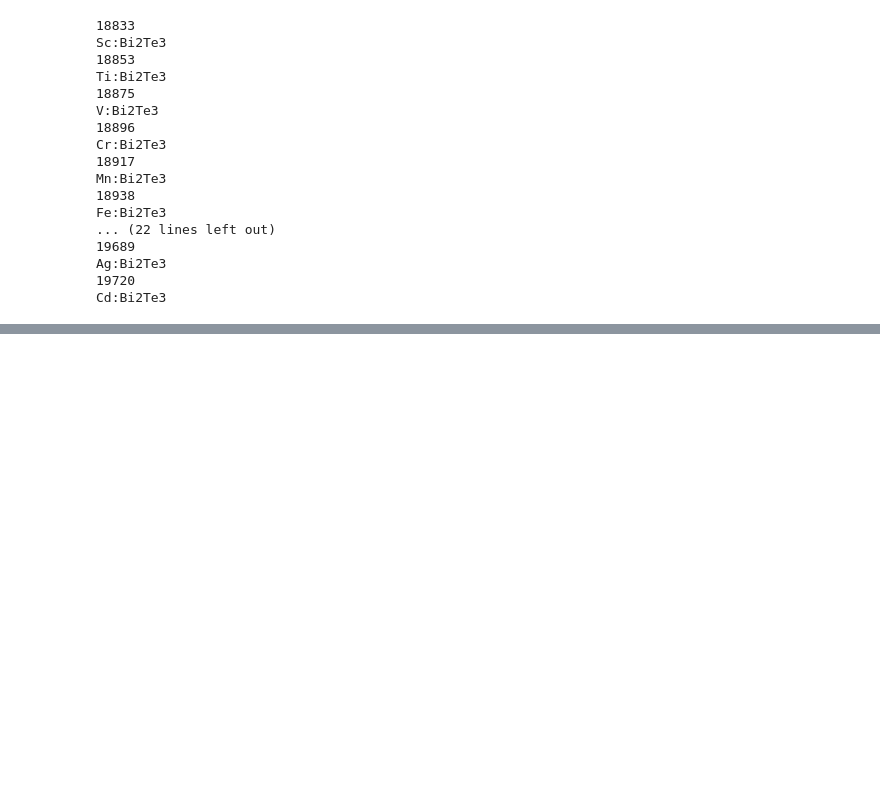
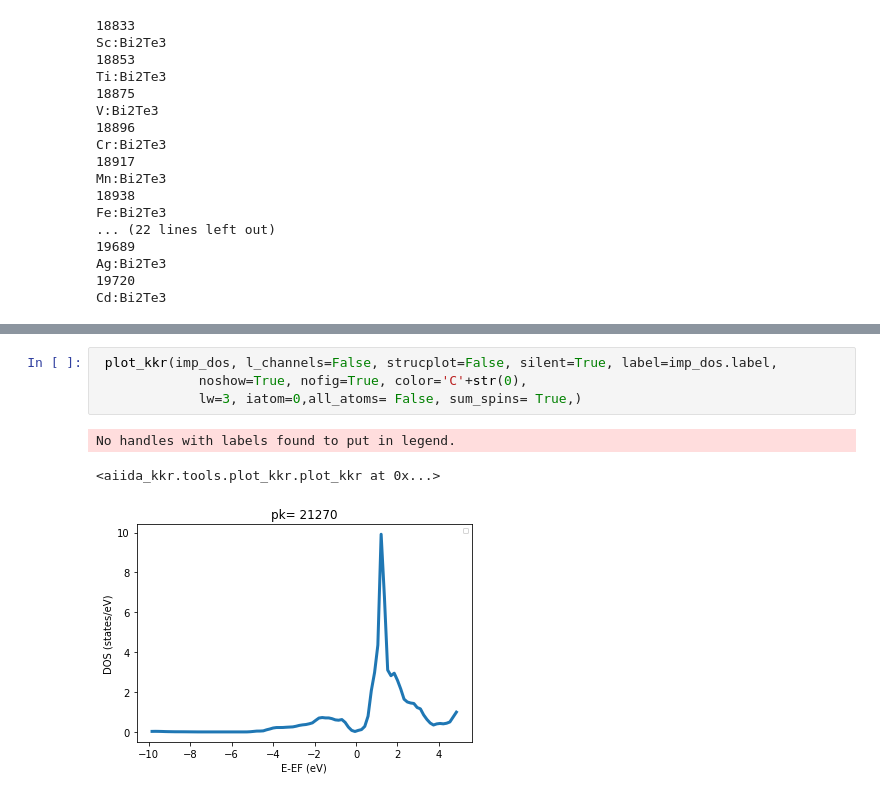
Before and after one commit to RubelMozumder/aiida_daily_work, a Jupyter notebook: Daily_Work_bin/Final_dope_3d_4d_Bi2_Te3.ipynb, the cells around one changed output, grey strips where cells are left out. Saved outputs shown, nothing was run; the diff lists cells and outputs as text; blank space fills up the shorter version.

```diff
--- a/Daily_Work_bin/Final_dope_3d_4d_Bi2_Te3.ipynb
+++ b/Daily_Work_bin/Final_dope_3d_4d_Bi2_Te3.ipynb
@@ -432,0 +508,8 @@ Cd:Bi2Te3
+# %%
+ plot_kkr(imp_dos, l_channels=False, strucplot=False, silent=True, label=imp_dos.label,
+             noshow=True, nofig=True, color='C'+str(0),
+             lw=3, iatom=0,all_atoms= False, sum_spins= True,)
+# %% [output]
+No handles with labels found to put in legend.
+<aiida_kkr.tools.plot_kkr.plot_kkr at 0x...>
+[figure, added]
```
Also changed, not shown: parts of 12 cells of this notebook, 4 other files.
